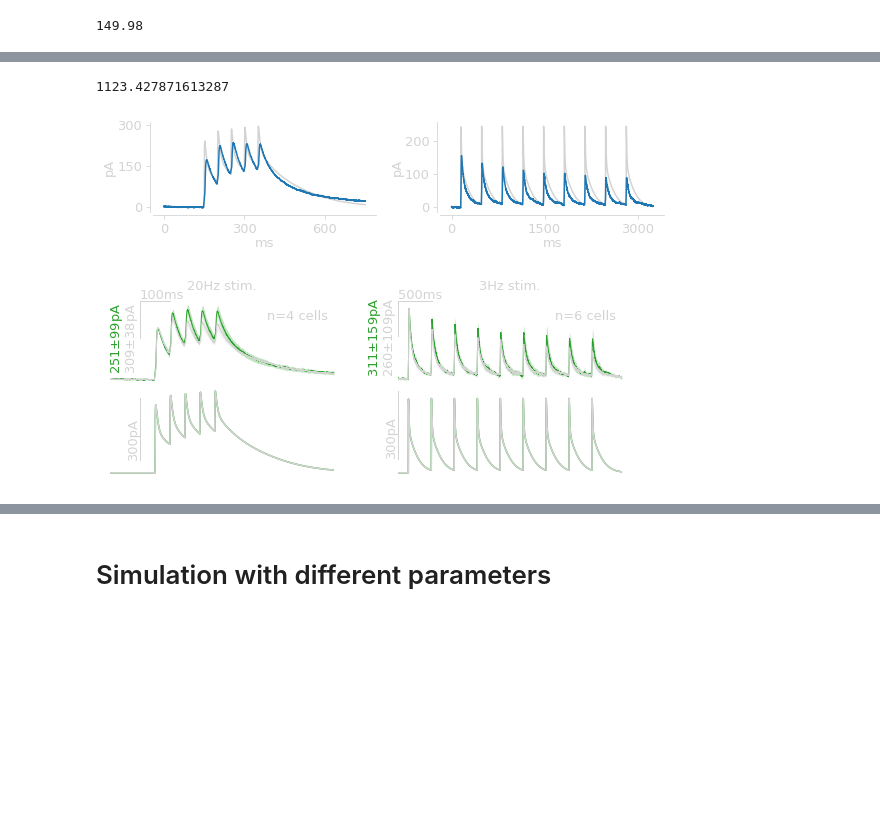
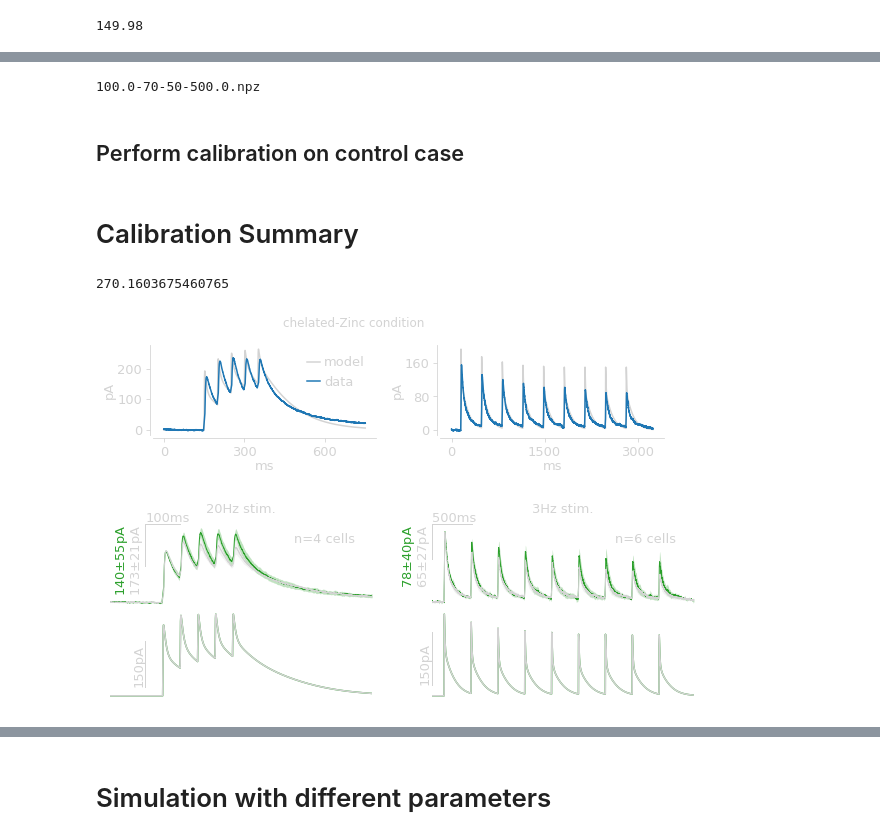
Before and after one commit to yzerlaut/zinc-NMDA-modulation, a Jupyter notebook: Calibration_from_data.ipynb, the cells around one changed output, grey strips where cells are left out. Saved outputs shown, nothing was run; the diff lists cells and outputs as text; code cells hidden in the pictures; blank space fills up the shorter version.

Commit message:
almost done with calib

```diff
--- a/Calibration_from_data.ipynb
+++ b/Calibration_from_data.ipynb
@@ -309,0 +334,35 @@ np.savez('data/exp_data_for_calibration.npz', **calibration_constraints)
+# %%
+from analyz.IO.npz import load_dict as npz_load
+def compute_residual(mdata):
+
+    Residual = 0
+    for cond in ['20Hz_condition', '3Hz_condition']:
+
+        tcond = (mdata['t']>(mdata['%s_tstart' % cond]-calib_data['DT0_%s' % cond])) &\
+            (mdata['t']<mdata['%s_tstart' % cond]-calib_data['DT0_%s' % cond]+\
+             calib_data['DTfull_%s' % cond])
+
+        trace_model = 1e3*(mdata['Ic'][tcond]-mdata['Ic'][tcond][0])
+
+        trace_exp = calib_data['Iexp_ctrl_%s' % cond]
+        new_t = calib_data['t_%s' % cond]
+        Residual += np.sum((trace_model-trace_exp)**2)/len(new_t) # normalized by sample size
+
+    return Residual
+
+RESIDUALS = [10000]
+best_tricine_config = None
+for Tnmda, Nsyn1, Nsyn2, Tnsyn in itertools.product(GRID['Tnmda'], GRID['Nsyn1'],
+                                                    GRID['Nsyn2'], GRID['Tnsyn']):
+    filename = '%.1f-%i-%i-%.1f.npz' % (Tnmda, Nsyn1, Nsyn2, Tnsyn)
+    data = npz_load(os.path.join('data', 'calib', filename))
+    res = compute_residual(data)
+    if res<np.min(RESIDUALS):
+        best_tricine_config = filename
+    RESIDUALS.append(res)
+
+print(best_config)
+# %% [output]
+100.0-70-50-500.0.npz
+# %% [markdown]
+## Perform calibration on control case
@@ -310,51 +391,55 @@ np.savez('data/exp_data_for_calibration.npz', **calibration_constraints)
+# %% [markdown]
+# Calibration Summary
 # %%
 fig, AX = ge.figure(axes=(2,1), figsize=(1.2,0.8),
                     wspace=0.5, hspace=0)
 Residual = 0
 
 calib_data = load_dict('data/exp_data_for_calibration.npz')
 
-mdata = MDATA['ctrl']
+mdata = load_dict(os.path.join('data/calib', best_tricine_config))
 
 for cond, ax in zip(['20Hz_condition', '3Hz_condition'], AX):
     ## data
     tcond = (mdata['t']>(mdata['%s_tstart' % cond]-calib_data['DT0_%s' % cond])) &\
         (mdata['t']<mdata['%s_tstart' % cond]-calib_data['DT0_%s' % cond]+\
          calib_data['DTfull_%s' % cond])
 
     trace_model = 1e3*(mdata['Ic'][tcond]-mdata['Ic'][tcond][0])
 
     trace_exp = calibration_constraints['Iexp_ctrl_%s' % cond]
 
     Residual += np.sum((trace_model-trace_exp)**2)/len(new_t) # normalized by sample size
-    ax.plot(calib_data['t_%s' % cond], trace_model, color=c)
+    ax.plot(calib_data['t_%s' % cond], trace_model, color=ge.default_color, label='model')
     ax.plot(calib_data['t_%s' % cond], trace_exp, color=ge.blue, label='data')
 
     ge.set_plot(ax, ylabel='pA', xlabel='ms')
+ge.legend(AX[0])
+fig.suptitle('chelated-Zinc condition', color=ge.default_color)
 print(Residual)
 # %% [output]
-1123.427871613287
+270.1603675460765
-[figure, old version]
+[figure, new version]
 # %%
 T = 100
 
-fig, AX = ge.figure(axes=(2,2), figsize=(1.2,0.8),
-                    wspace=0.5, hspace=0)
+fig, AX = ge.figure(axes=(2,2), figsize=(1.3,0.8),
+                    wspace=0.4, hspace=0)
 
 for cond, ax, ax2, I0, t0, DI, T in zip(['20Hz_condition', '3Hz_condition'],
                                         AX[0], AX[1], [1.5, 1.1],
-                                        [100, 0], [0.7, 0.5], [100, 500]):
+                                        [100, 0], [0.8, 0.5], [100, 500]):
 
     ## exp
     ax.plot(FDATA[cond]['t'][0]+t0+np.zeros(2), [I0,I0-DI], lw=1, color=ge.default_color)
     ax.plot(FDATA[cond]['t'][0]+t0+np.arange(2)*T, [I0, I0], lw=1, color=ge.default_color)
-    ge.annotate(ax, '%.0f$\pm$%.0fpA' % (1e3*FDATA[cond]['scale_ctrl'].mean()/DI,
-                1e3*FDATA[cond]['scale_ctrl'].std()/DI),
-                (FDATA[cond]['t'][0]+t0, I0-DI), xycoords='data', rotation=90, ha='right', va='center')
-    ge.annotate(ax, '%.0f$\pm$%.0fpA\n' % (1e3*FDATA[cond]['scale_test'].mean()/DI,
-                1e3*FDATA[cond]['scale_test'].std()/DI),
-                (FDATA[cond]['t'][0]+t0, I0-DI), xycoords='data', rotation=90,
-                ha='right', color=ge.green, va='center')
+    ge.annotate(ax, '%.0f$\pm$%.0fpA' % (1e3*FDATA[cond]['scale_ctrl'].mean()*DI,
+                1e3*FDATA[cond]['scale_ctrl'].std()*DI),
+                (FDATA[cond]['t'][0]+t0, I0), xycoords='data', rotation=90, ha='right', va='top')
+    ge.annotate(ax, '%.0f$\pm$%.0fpA\n' % (1e3*FDATA[cond]['scale_test'].mean()*DI,
+                1e3*FDATA[cond]['scale_test'].std()*DI),
+                (FDATA[cond]['t'][0]+t0, I0), xycoords='data', rotation=90,
+                ha='right', color=ge.green, va='top')
     ge.plot(FDATA[cond]['t'], FDATA[cond]['norm_trace_test'].mean(axis=0),
             sy=FDATA[cond]['norm_trace_test'].std(axis=0), ax=ax, color=ge.green)
     ge.plot(FDATA[cond]['t'], FDATA[cond]['norm_trace_ctrl'].mean(axis=0),
@@ -368,7 +453,7 @@ for cond, ax, ax2, I0, t0, DI, T in zip(['20Hz_condition', '3Hz_condition'],
     DT0 = FDATA[cond]['t'][FDATA[cond]['se'][0]]-FDATA[cond]['t'][0]
     DTfull = FDATA[cond]['t'][-1]-FDATA[cond]['t'][0]
 
-    YSCALE = 300
+    YSCALE = 150
     tcond = (stim['t']>(stim['%s_tstart' % cond]-DT0)) &\
         (stim['t']<(stim['%s_tstart' % cond]-DT0+DTfull))
     for output, c in zip([MDATA['ctrl'], MDATA['tricine']], [ge.green, ge.default_color]):
@@ -381,4 +466,4 @@ for cond, ax, ax2, I0, t0, DI, T in zip(['20Hz_condition', '3Hz_condition'],
 
     ge.set_plot(ax2,[], xlim=[output['t'][tcond[1:]][0], output['t'][tcond[1:]][-1]])
 # %% [output]
-[figure, old version]
+[figure, new version]
```
Also changed, not shown: parts of 8 cells of this notebook, 3 other files.
